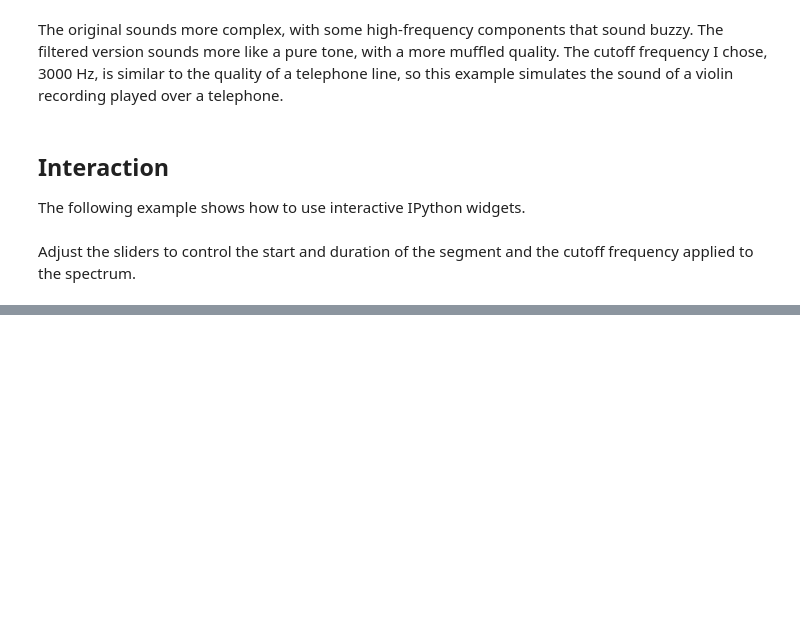
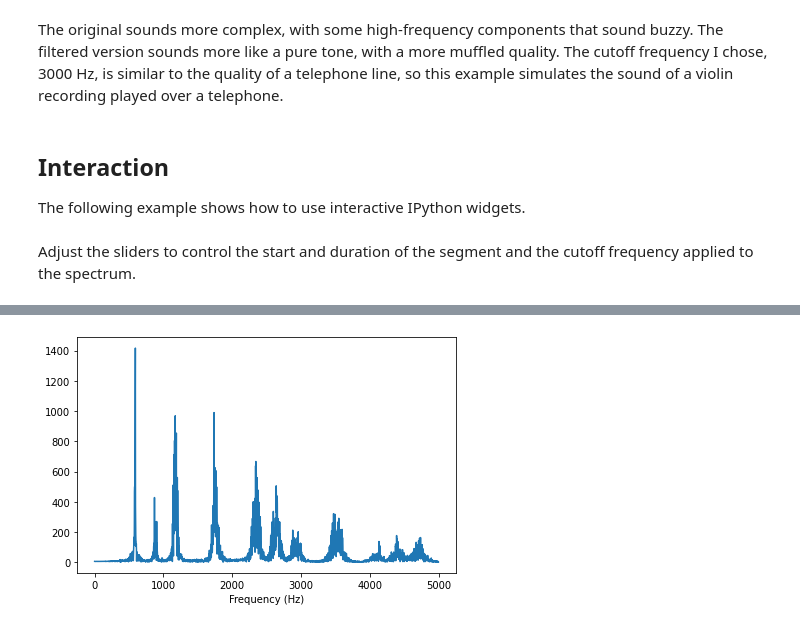
Before and after one commit to Jar-Cher/ThinkDSP, a Jupyter notebook: Labs/Lab1/chap01.ipynb, the cells around one changed output, grey strips where cells are left out. Cells and saved outputs as stored; diff of their text form; code cells hidden in the pictures; blank space fills up the shorter version.

```diff
--- a/Labs/Lab1/chap01.ipynb
+++ b/Labs/Lab1/chap01.ipynb
@@ -262,0 +308,6 @@ interact(filter_wave, wave=fixed(wave),
+# %%
+spectrum.low_pass(5000)
+spectrum.plot(high=5000)
+decorate(xlabel='Frequency (Hz)')
+# %% [output]
+[figure, added]
```
Also changed, not shown: parts of 19 cells of this notebook, 1 other file.
